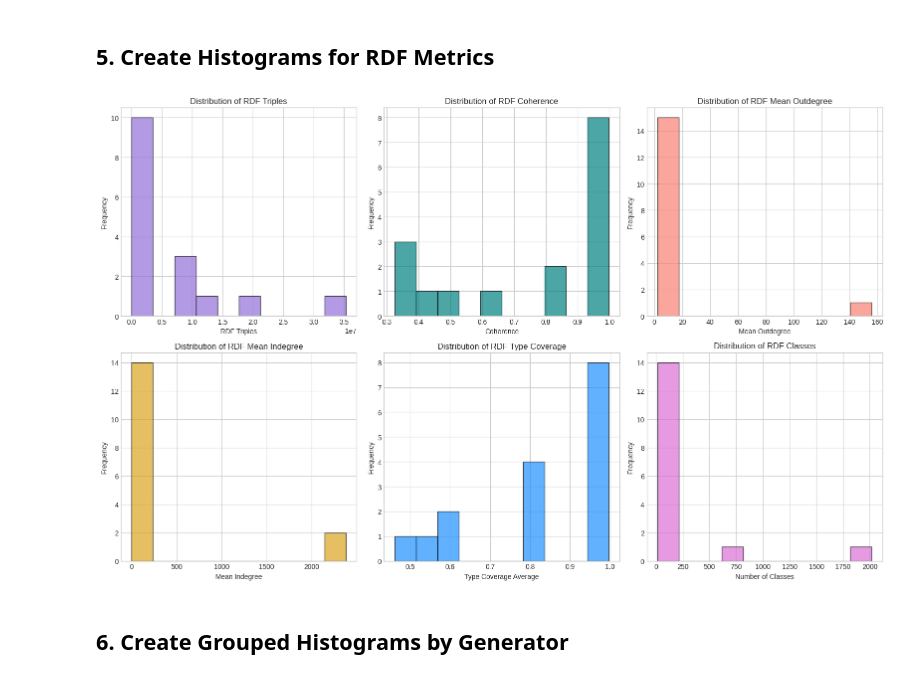
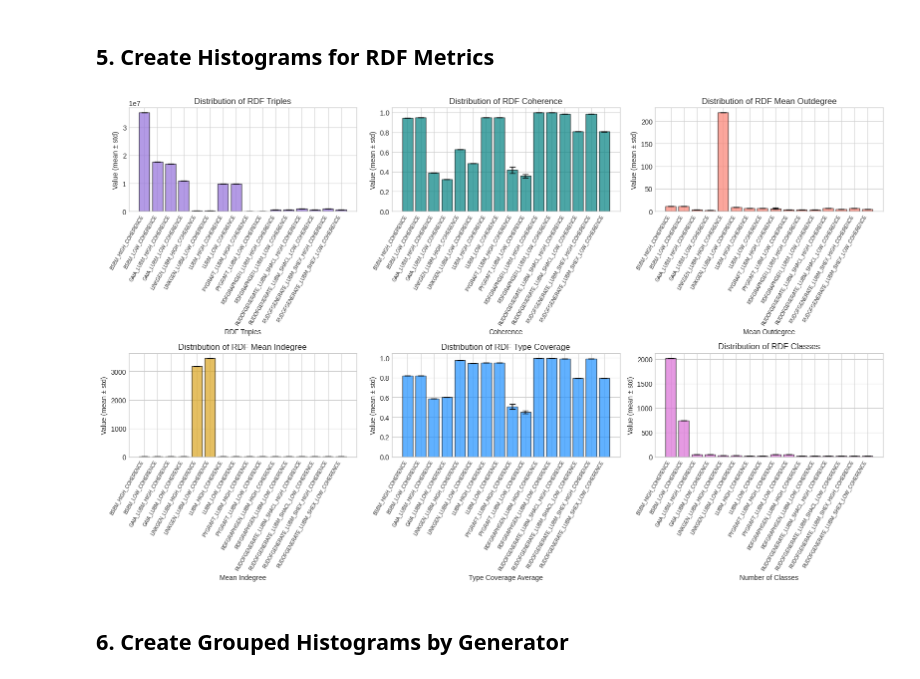
Before and after one commit to DiegoMfer/benchmarks-synthetic-data-generators, a Jupyter notebook: metrics_histogram.ipynb, the cells around one changed output. Saved outputs shown, nothing was run; the diff lists cells and outputs as text; code cells hidden in the pictures.

```diff
--- a/metrics_histogram.ipynb
+++ b/metrics_histogram.ipynb
@@ -53,9 +53,14 @@ df['Coherence_Level'] = df['Generator'].apply(lambda x: 'HIGH' if 'HIGH' in x el
 # Extract base generator name (without coherence suffix)
 df['Base_Generator'] = df['Generator'].apply(lambda x: x.replace('_HIGH_COHERENCE', '').replace('_LOW_COHERENCE', ''))
 
-# Display summary statistics
-print("\nSummary Statistics:")
-df.describe()
+# Compute per-generator averages and standard deviations across the 10 runs
+numeric_cols = df.select_dtypes(include='number').columns.tolist()
+df_avg = df.groupby(['Generator', 'Base_Generator', 'Coherence_Level'])[numeric_cols].mean().reset_index()
+df_std = df.groupby(['Generator', 'Base_Generator', 'Coherence_Level'])[numeric_cols].std().reset_index()
+
+print(f"\nRows before averaging: {len(df)}  →  after averaging: {len(df_avg)}")
+print("\nAveraged Summary Statistics:")
+df_avg.describe()
 # %% [output]
 Missing Values:
 Generator                0
@@ -121,49 +129,39 @@ plt.show()
 # %% [markdown]
 ## 5. Create Histograms for RDF Metrics
 # %%
-# Create histograms for RDF Metrics
+# Create histograms for RDF Metrics (averaged across 10 runs, with std whiskers)
 fig, axes = plt.subplots(2, 3, figsize=(16, 10))
 
-# RDF Triples histogram
-axes[0, 0].hist(df['RDF_Triples'], bins=10, edgecolor='black', alpha=0.7, color='mediumpurple')
-axes[0, 0].set_xlabel('RDF Triples')
-axes[0, 0].set_ylabel('Frequency')
-axes[0, 0].set_title('Distribution of RDF Triples')
+rdf_metrics = ['RDF_Triples', 'RDF_Coherence', 'RDF_Mean_Outdegree',
+               'RDF_Mean_Indegree', 'RDF_Type_Coverage_Avg', 'RDF_Classes']
+rdf_labels  = ['RDF Triples', 'Coherence', 'Mean Outdegree',
+               'Mean Indegree', 'Type Coverage Average', 'Number of Classes']
+rdf_colors  = ['mediumpurple', 'teal', 'salmon',
+               'goldenrod', 'dodgerblue', 'orchid']
+rdf_titles  = ['Distribution of RDF Triples', 'Distribution of RDF Coherence',
+               'Distribution of RDF Mean Outdegree', 'Distribution of RDF Mean Indegree',
+               'Distribution of RDF Type Coverage', 'Distribution of RDF Classes']
 
-# RDF Coherence histogram
-axes[0, 1].hist(df['RDF_Coherence'], bins=10, edgecolor='black', alpha=0.7, color='teal')
-axes[0, 1].set_xlabel('Coherence')
-axes[0, 1].set_ylabel('Frequency')
-axes[0, 1].set_title('Distribution of RDF Coherence')
+gen_labels = df_avg['Generator'].values
+x_pos = np.arange(len(gen_labels))
 
-# RDF Mean Outdegree histogram
-axes[0, 2].hist(df['RDF_Mean_Outdegree'], bins=10, edgecolor='black', alpha=0.7, color='salmon')
-axes[0, 2].set_xlabel('Mean Outdegree')
-axes[0, 2].set_ylabel('Frequency')
-axes[0, 2].set_title('Distribution of RDF Mean Outdegree')
+for idx, (col, label, color, title) in enumerate(zip(rdf_metrics, rdf_labels, rdf_colors, rdf_titles)):
+    row, c = divmod(idx, 3)
+    means = df_avg[col].values
+    stds  = df_std[col].values
 
-# RDF Mean Indegree histogram
-axes[1, 0].hist(df['RDF_Mean_Indegree'], bins=10, edgecolor='black', alpha=0.7, color='goldenrod')
-axes[1, 0].set_xlabel('Mean Indegree')
-axes[1, 0].set_ylabel('Frequency')
-axes[1, 0].set_title('Distribution of RDF Mean Indegree')
-
-# RDF Type Coverage histogram
-axes[1, 1].hist(df['RDF_Type_Coverage_Avg'], bins=10, edgecolor='black', alpha=0.7, color='dodgerblue')
-axes[1, 1].set_xlabel('Type Coverage Average')
-axes[1, 1].set_ylabel('Frequency')
-axes[1, 1].set_title('Distribution of RDF Type Coverage')
-
-# RDF Classes histogram
-axes[1, 2].hist(df['RDF_Classes'], bins=10, edgecolor='black', alpha=0.7, color='orchid')
-axes[1, 2].set_xlabel('Number of Classes')
-axes[1, 2].set_ylabel('Frequency')
-axes[1, 2].set_title('Distribution of RDF Classes')
+    axes[row, c].bar(x_pos, means, yerr=stds, capsize=4, edgecolor='black',
+                     alpha=0.7, color=color, error_kw={'linewidth': 1.2})
+    axes[row, c].set_xlabel(label)
+    axes[row, c].set_ylabel('Value (mean ± std)')
+    axes[row, c].set_title(title)
+    axes[row, c].set_xticks(x_pos)
+    axes[row, c].set_xticklabels(gen_labels, rotation=60, ha='right', fontsize=7)
 
 plt.tight_layout()
 plt.show()
 # %% [output]
-[figure, old version]
+[figure, new version]
 # %% [markdown]
 ## 6. Create Grouped Histograms by Generator
 # %%
```
Also changed, not shown: parts of 8 cells of this notebook, 5 other files.
